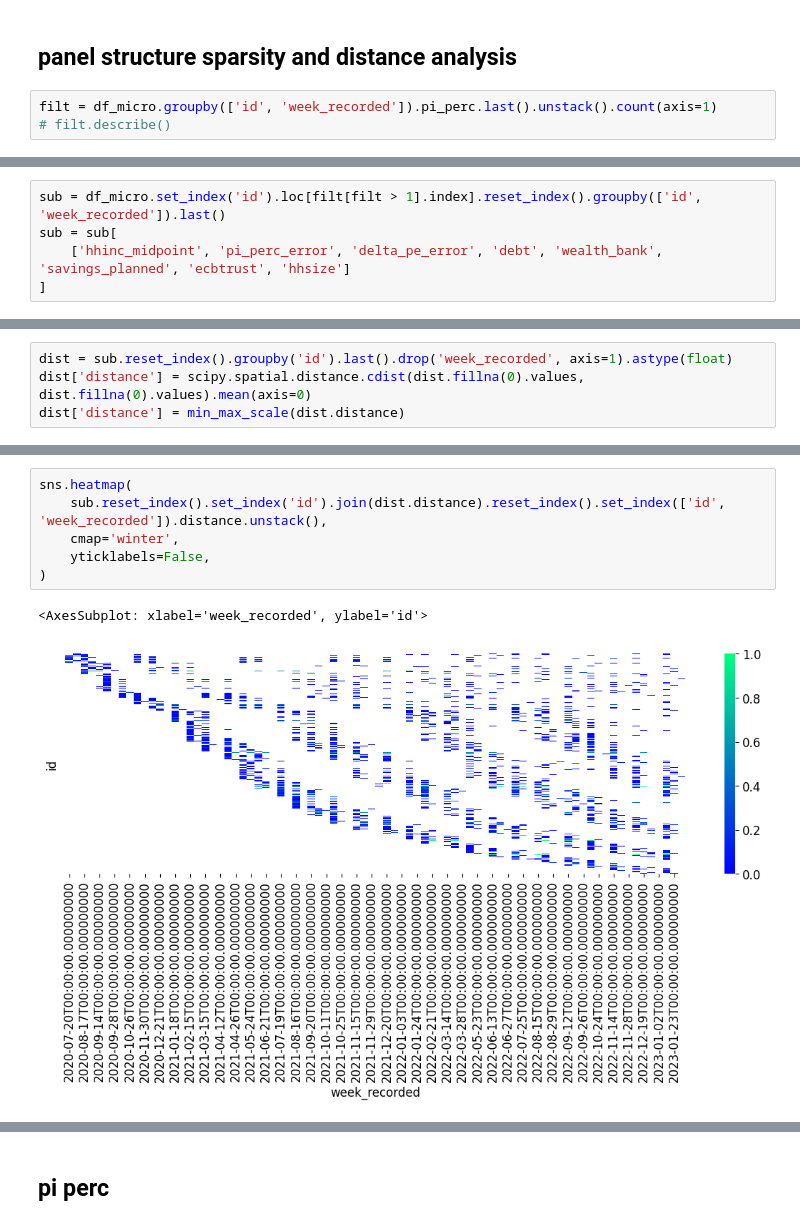
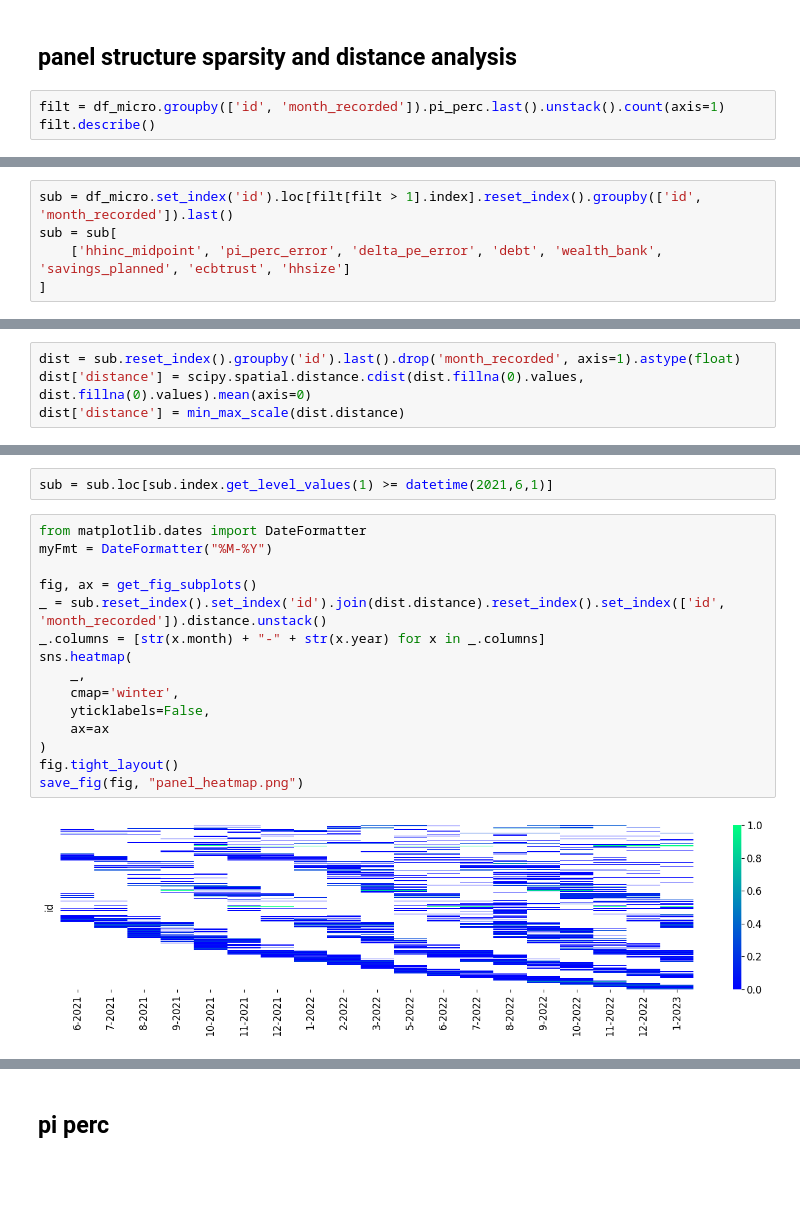
Before and after one commit to lukasgrahl/memoire2, a Jupyter notebook: notebooks/03-analysis_pols.ipynb, the cells around one changed output, grey strips where cells are left out. Saved outputs shown, nothing was run; the diff lists cells and outputs as text; blank space fills up the shorter version.

```diff
--- a/notebooks/03-analysis_pols.ipynb
+++ b/notebooks/03-analysis_pols.ipynb
@@ -60,5 +60,5 @@ df_micro = pd_df_astype(df_micro, DICT_PARSE_COLS)
 # %% [markdown]
 ## panel structure sparsity and distance analysis
 # %%
-filt = df_micro.groupby(['id', 'week_recorded']).pi_perc.last().unstack().count(axis=1)
-# filt.describe()
+filt = df_micro.groupby(['id', 'month_recorded']).pi_perc.last().unstack().count(axis=1)
+filt.describe()
@@ -65,5 +75,5 @@ filt = df_micro.groupby(['id', 'week_recorded']).pi_perc.last().unstack().count(
 # %%
-sub = df_micro.set_index('id').loc[filt[filt > 1].index].reset_index().groupby(['id', 'week_recorded']).last()
+sub = df_micro.set_index('id').loc[filt[filt > 1].index].reset_index().groupby(['id', 'month_recorded']).last()
 sub = sub[
     ['hhinc_midpoint', 'pi_perc_error', 'delta_pe_error', 'debt', 'wealth_bank', 'savings_planned', 'ecbtrust', 'hhsize']
 ]
@@ -72,5 +82,5 @@ filt = sub.reset_index().groupby(['id', 'week_recorded']).delta_pe_error.last().
 # filt.describe()
 # %%
-dist = sub.reset_index().groupby('id').last().drop('week_recorded', axis=1).astype(float)
+dist = sub.reset_index().groupby('id').last().drop('month_recorded', axis=1).astype(float)
 dist['distance'] = scipy.spatial.distance.cdist(dist.fillna(0).values, dist.fillna(0).values).mean(axis=0)
 dist['distance'] = min_max_scale(dist.distance)
@@ -77,12 +92,22 @@ dist['distance'] = min_max_scale(dist.distance)
+# %%
+sub = sub.loc[sub.index.get_level_values(1) >= datetime(2021,6,1)]
 # %%
+from matplotlib.dates import DateFormatter
+myFmt = DateFormatter("%M-%Y")
+
+fig, ax = get_fig_subplots()
+_ = sub.reset_index().set_index('id').join(dist.distance).reset_index().set_index(['id', 'month_recorded']).distance.unstack()
+_.columns = [str(x.month) + "-" + str(x.year) for x in _.columns]
 sns.heatmap(
-    sub.reset_index().set_index('id').join(dist.distance).reset_index().set_index(['id', 'week_recorded']).distance.unstack(),
+    _,
     cmap='winter',
     yticklabels=False,
+    ax=ax
 )
+fig.tight_layout()
+save_fig(fig, "panel_heatmap.png")
 # %% [output]
-<AxesSubplot: xlabel='week_recorded', ylabel='id'>
-[figure, old version]
+[figure, new version]
 # %%
 def pols_get_test_res(mod_fe, mod_re, sub, cols, sig: float = .05, seperator: str = "\n"):
     res = {}
```
Also changed, not shown: parts of 53 cells of this notebook, 5 other files.
